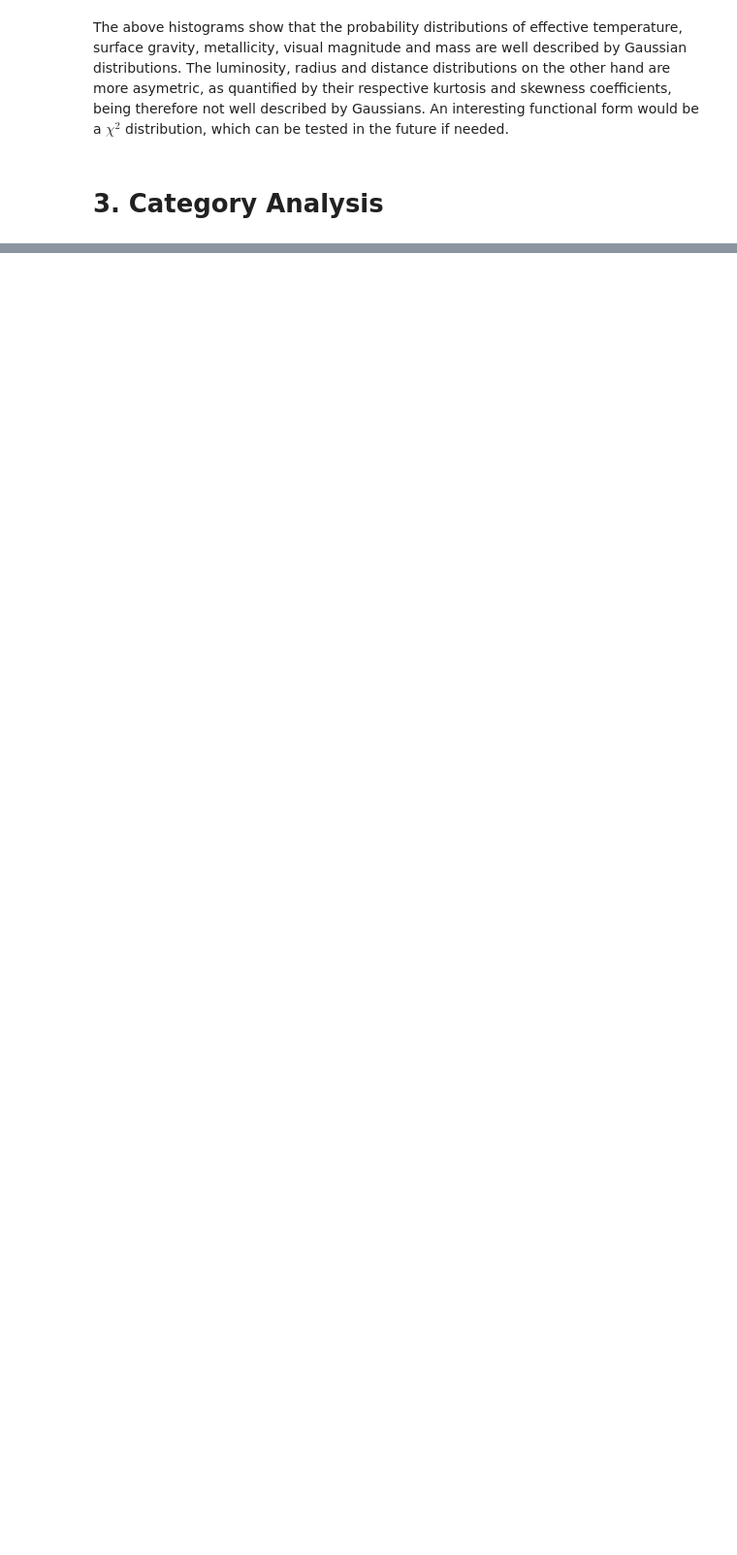
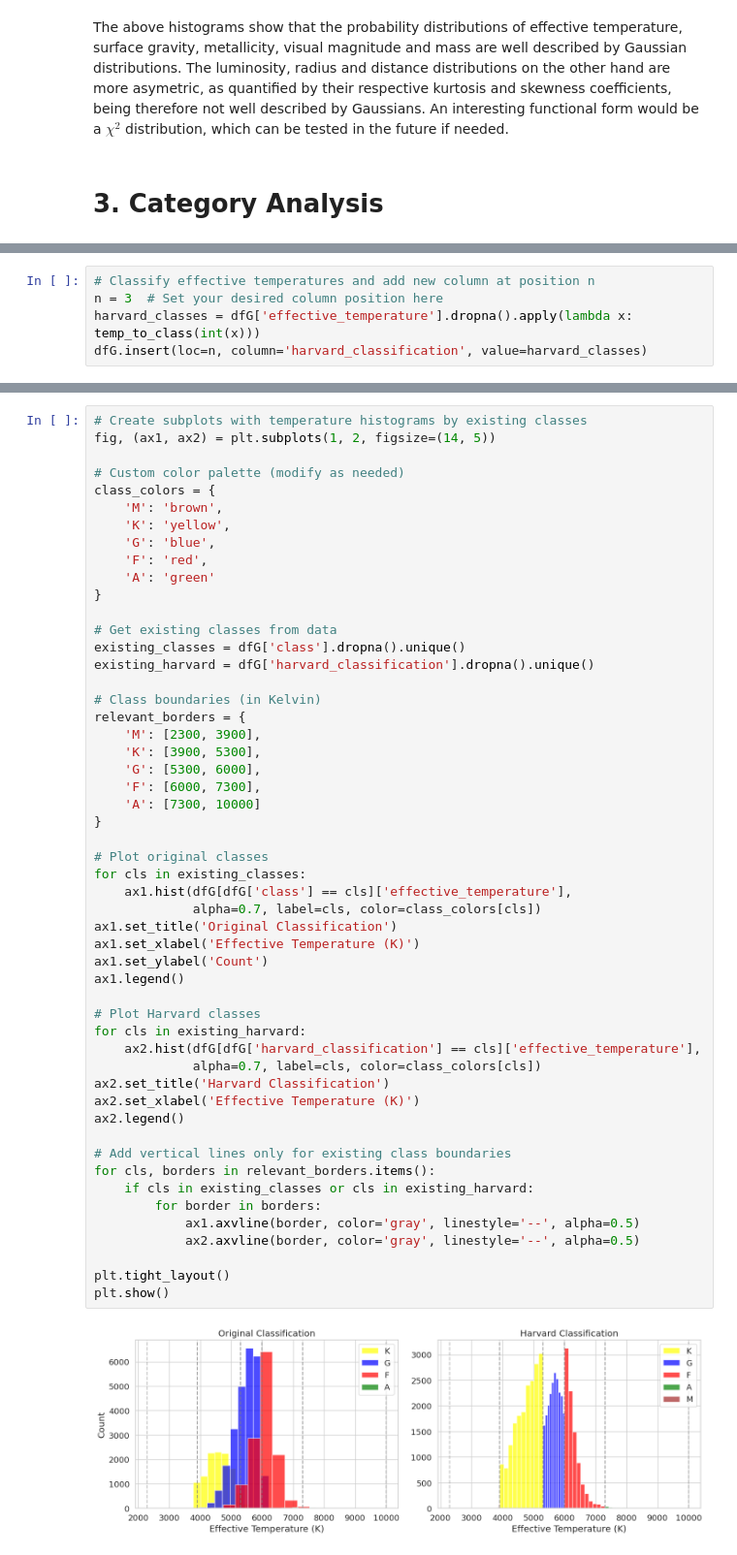
Before and after one commit to LFD103108/Star-Classification, a Jupyter notebook: notebooks/2.data_visualization.ipynb, the cells around one changed output, grey strips where cells are left out. Shown: that part at 97% size. Saved outputs shown, nothing was run; the diff lists cells and outputs as text; blank space fills up the shorter version.

```diff
--- a/notebooks/2.data_visualization.ipynb
+++ b/notebooks/2.data_visualization.ipynb
@@ -834,0 +478,5 @@ From the above histograms, one concludes that the mass and visual magnitude feat
+# %%
+# Classify effective temperatures and add new column at position n
+n = 3  # Set your desired column position here
+harvard_classes = dfG['effective_temperature'].dropna().apply(lambda x: temp_to_class(int(x)))
+dfG.insert(loc=n, column='harvard_classification', value=harvard_classes)
@@ -834,0 +509,54 @@ From the above histograms, one concludes that the mass and visual magnitude feat
+# %%
+# Create subplots with temperature histograms by existing classes
+fig, (ax1, ax2) = plt.subplots(1, 2, figsize=(14, 5))
+
+# Custom color palette (modify as needed)
+class_colors = {
+    'M': 'brown',
+    'K': 'yellow',
+    'G': 'blue',
+    'F': 'red',
+    'A': 'green'
+}
+
+# Get existing classes from data
+existing_classes = dfG['class'].dropna().unique()
+existing_harvard = dfG['harvard_classification'].dropna().unique()
+
+# Class boundaries (in Kelvin)
+relevant_borders = {
+    'M': [2300, 3900],
+    'K': [3900, 5300],
+    'G': [5300, 6000],
+    'F': [6000, 7300],
+    'A': [7300, 10000]
+}
+
+# Plot original classes
+for cls in existing_classes:
+    ax1.hist(dfG[dfG['class'] == cls]['effective_temperature'],
+             alpha=0.7, label=cls, color=class_colors[cls])
+ax1.set_title('Original Classification')
+ax1.set_xlabel('Effective Temperature (K)')
+ax1.set_ylabel('Count')
+ax1.legend()
+
+# Plot Harvard classes
+for cls in existing_harvard:
+    ax2.hist(dfG[dfG['harvard_classification'] == cls]['effective_temperature'],
+             alpha=0.7, label=cls, color=class_colors[cls])
+ax2.set_title('Harvard Classification')
+ax2.set_xlabel('Effective Temperature (K)')
+ax2.legend()
+
+# Add vertical lines only for existing class boundaries
+for cls, borders in relevant_borders.items():
+    if cls in existing_classes or cls in existing_harvard:
+        for border in borders:
+            ax1.axvline(border, color='gray', linestyle='--', alpha=0.5)
+            ax2.axvline(border, color='gray', linestyle='--', alpha=0.5)
+
+plt.tight_layout()
+plt.show()
+# %% [output]
+[figure, added]
```
Also changed, not shown: parts of 32 cells of this notebook, 1 other file.
